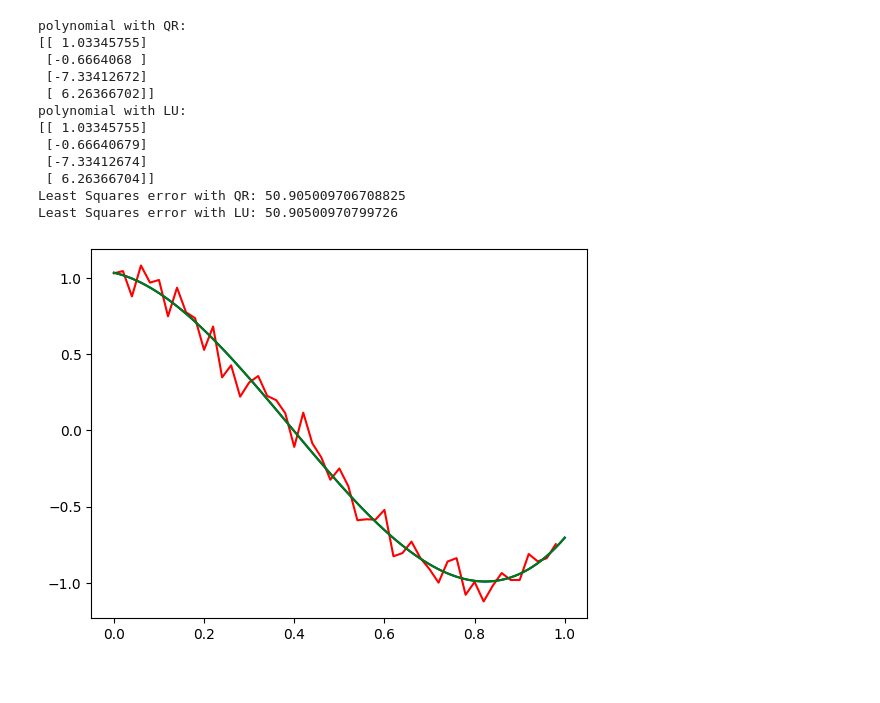
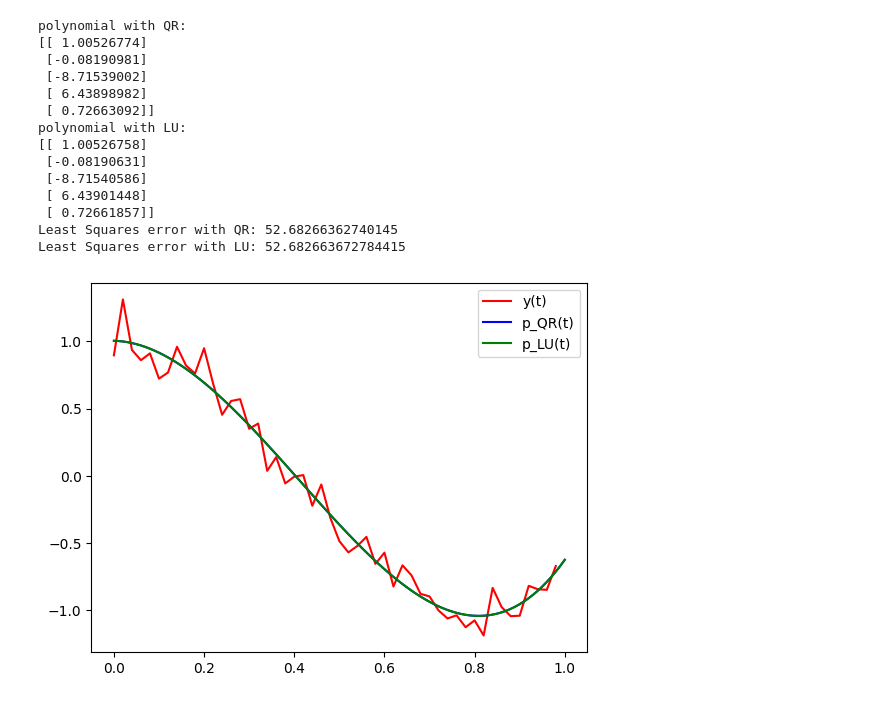
Before and after one commit to NontasBak/NumerAnalysis-Project, a Jupyter notebook: results.ipynb, the cells around one changed output. Cells and saved outputs as stored; diff of their text form; code cells hidden in the pictures.

```diff
--- a/results.ipynb
+++ b/results.ipynb
@@ -38,6 +48,6 @@ def Hilbert(n):
 # %%
 def LUsolve(A, b):
-    LU = LUmine(A)
+    LU = LUmine(A.copy())
     L = LU[0]
     U = LU[1]
     n = b.shape[0]
@@ -99,13 +118,14 @@ print(Hil * solution2)
 # %%
-#Ερώτημα (γ)
-n = 5
+n = 4
 Hil = Hilbert(n)
 b = np.ones((n, 1))
 
 bNew = b + 1e-15
 
-x = QRsolve(Hil, b)
-xnew = QRsolve(Hil, bNew)
+x = LUsolve(Hil, b)
+xnew = LUsolve(Hil, bNew)
+print(x)
+print(xnew)
 
 diff = np.max(np.abs(x - xnew))
 print(diff)
@@ -139,0 +175,9 @@ plotDiff(20)
+# %%
+n = 30
+conditionals = np.ones((n, 1))
+
+for i in range(n):
+    conditionals[i] = np.linalg.cond(Hilbert(i+1) , np.inf)
+
+for index, value in enumerate(conditionals):
+   print(f"{index+1}: {value}")
@@ -207,11 +274,12 @@ def leastSquaresError(A, x1, x2, Y):
 def plotApproximation(T, Y, x1, x2):
     plt.plot(T, Y, color = 'r', label='y(t)')
 
-    x = np.linspace(0,1,100) #100 points in the space [0,1] (for plotting the polynomials)
+    x = np.linspace(0,1,100) #100 σημεία x του πολυωνύμου στο διάστημα [0,1]
     y1 = [np.polyval(np.flip(x1), i) for i in x]
-    plt.plot(x, y1, color = 'b', label='p1(t)')
+    plt.plot(x, y1, color = 'b', label='p_QR(t)')
 
     y2 = [np.polyval(np.flip(x2), i) for i in x]
-    plt.plot(x, y2, color = 'g', label='p2(t)')
+    plt.plot(x, y2, color = 'g', label='p_LU(t)')
 
+    plt.legend()
     plt.show()
@@ -218,20 +288,22 @@ def plotApproximation(T, Y, x1, x2):
 # %%
 T = calculate_T_values(0, 1, 50)
 Y = calculate_Y_values(T)
-A_and_solution = solveLeastSquares(T, Y, 4)
-R = leastSquaresError(A_and_solution[0], A_and_solution[1], A_and_solution[2], Y)
-plotApproximation(T, Y, A_and_solution[1], A_and_solution[2])
+A ,x1 ,x2 = solveLeastSquares(T, Y, 5)
+R = leastSquaresError(A, x1, x2, Y)
+plotApproximation(T, Y, x1, x2)
 # %% [output]
 polynomial with QR:
-[[ 1.03345755]
- [-0.6664068 ]
- [-7.33412672]
- [ 6.26366702]]
+[[ 1.00526774]
+ [-0.08190981]
+ [-8.71539002]
+ [ 6.43898982]
+ [ 0.72663092]]
 polynomial with LU:
-[[ 1.03345755]
- [-0.66640679]
- [-7.33412674]
- [ 6.26366704]]
-Least Squares error with QR: 50.905009706708825
-Least Squares error with LU: 50.90500970799726
+[[ 1.00526758]
+ [-0.08190631]
+ [-8.71540586]
+ [ 6.43901448]
+ [ 0.72661857]]
+Least Squares error with QR: 52.68266362740145
+Least Squares error with LU: 52.682663672784415
-[figure, old version]
+[figure, new version]
```
Also changed, not shown: parts of 14 cells of this notebook, 1 other file.
